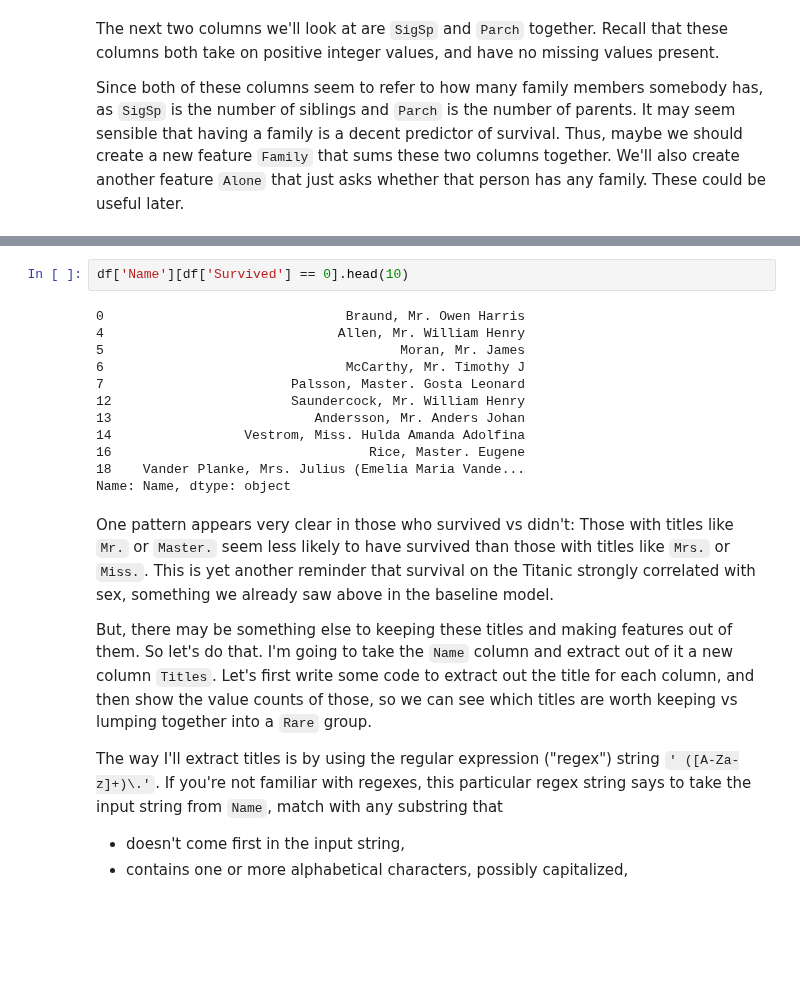
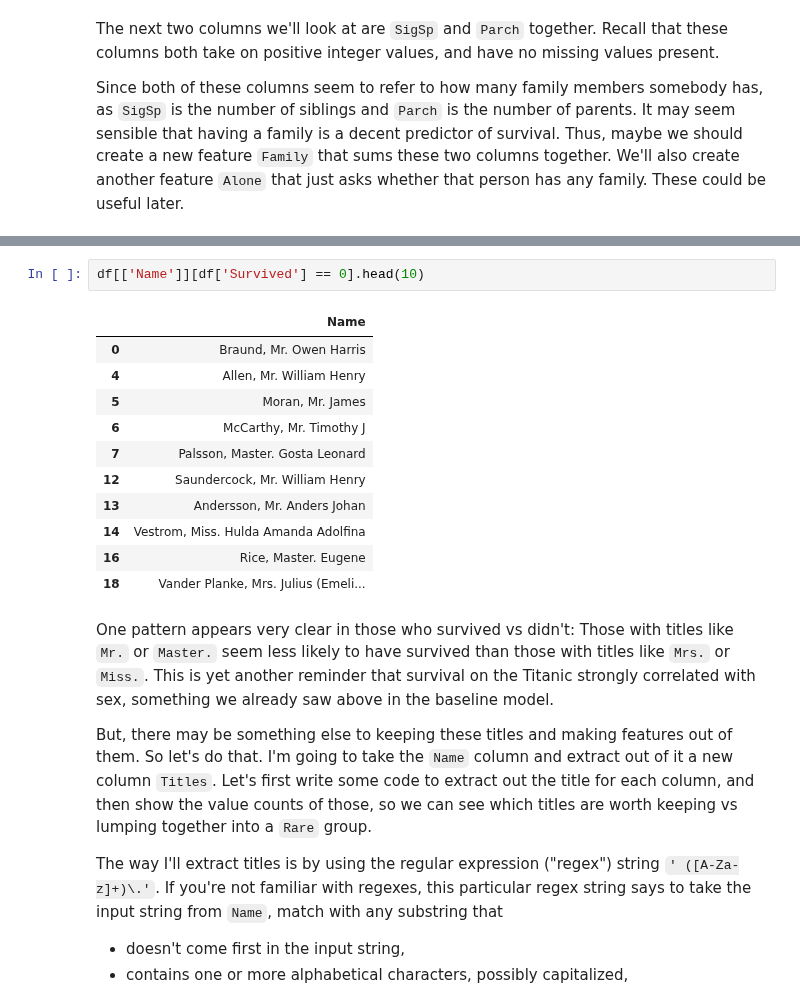
Before and after one commit to rkingery/ml_tutorials, a Jupyter notebook: notebooks/data_cleaning.ipynb, the cells around one changed output, grey strips where cells are left out. Drawn from its saved outputs; the diff is of its cells as text; blank space fills up the shorter version.

```diff
--- a/notebooks/data_cleaning.ipynb
+++ b/notebooks/data_cleaning.ipynb
@@ -352,17 +345,17 @@ Name: Name, dtype: object
 # %%
-df['Name'][df['Survived'] == 0].head(10)
+df[['Name']][df['Survived'] == 0].head(10)
 # %% [output]
-0                               Braund, Mr. Owen Harris
-4                              Allen, Mr. William Henry
-5                                      Moran, Mr. James
-6                               McCarthy, Mr. Timothy J
-7                        Palsson, Master. Gosta Leonard
-12                       Saundercock, Mr. William Henry
-13                          Andersson, Mr. Anders Johan
-14                 Vestrom, Miss. Hulda Amanda Adolfina
-16                                 Rice, Master. Eugene
-18    Vander Planke, Mrs. Julius (Emelia Maria Vande...
-Name: Name, dtype: object
+|  | Name |
+| 0 | Braund, Mr. Owen Harris |
+| 4 | Allen, Mr. William Henry |
+| 5 | Moran, Mr. James |
+| 6 | McCarthy, Mr. Timothy J |
+| 7 | Palsson, Master. Gosta Leonard |
+| 12 | Saundercock, Mr. William Henry |
+| 13 | Andersson, Mr. Anders Johan |
+| 14 | Vestrom, Miss. Hulda Amanda Adolfina |
+| 16 | Rice, Master. Eugene |
+| 18 | Vander Planke, Mrs. Julius (Emeli... |
 # %% [markdown]
 One pattern appears very clear in those who survived vs didn't: Those with titles like `Mr.` or `Master.` seem less likely to have survived than those with titles like `Mrs.` or `Miss.`. This is yet another reminder that survival on the Titanic strongly correlated with sex, something we already saw above in the baseline model.
 
```
Also changed, not shown: parts of 49 cells of this notebook, 1 other file.
